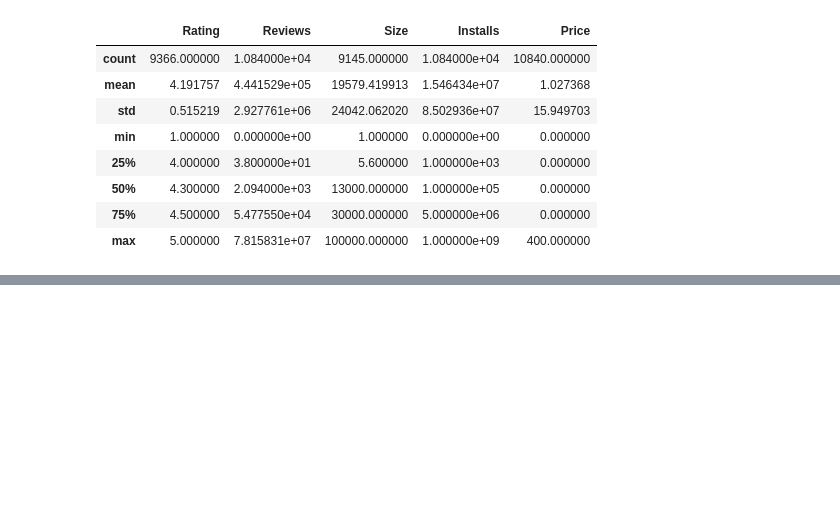
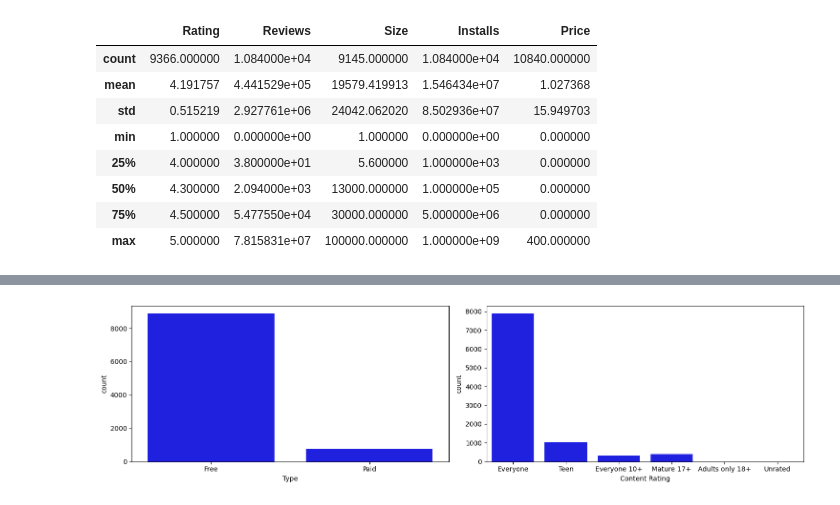
Before and after one commit to fatihsavaskurt/Python-WB, a Jupyter notebook: Google Play Store Apps EDA.ipynb, the cells around one changed output, grey strips where cells are left out. Saved outputs shown, nothing was run; the diff lists cells and outputs as text; code cells hidden in the pictures; blank space fills up the shorter version.

```diff
--- a/Google Play Store Apps EDA.ipynb
+++ b/Google Play Store Apps EDA.ipynb
@@ -340,0 +484,13 @@ df_clean = df_clean.drop_duplicates(subset = ['App'], keep = 'first')
+# %%
+plt.figure(figsize = (15,4))
+
+category =  ["Type", "Content Rating"]
+
+for i in range(0, len(category)):
+    plt.subplot(1, 2, i+1)
+    sns.countplot(x = df_clean[category[i]], color = 'b', fill = True)
+    plt.xlabel(category[i])
+plt.tight_layout()
+plt.show()
+# %% [output]
+[figure, added]
```
Also changed, not shown: parts of 75 cells of this notebook.
